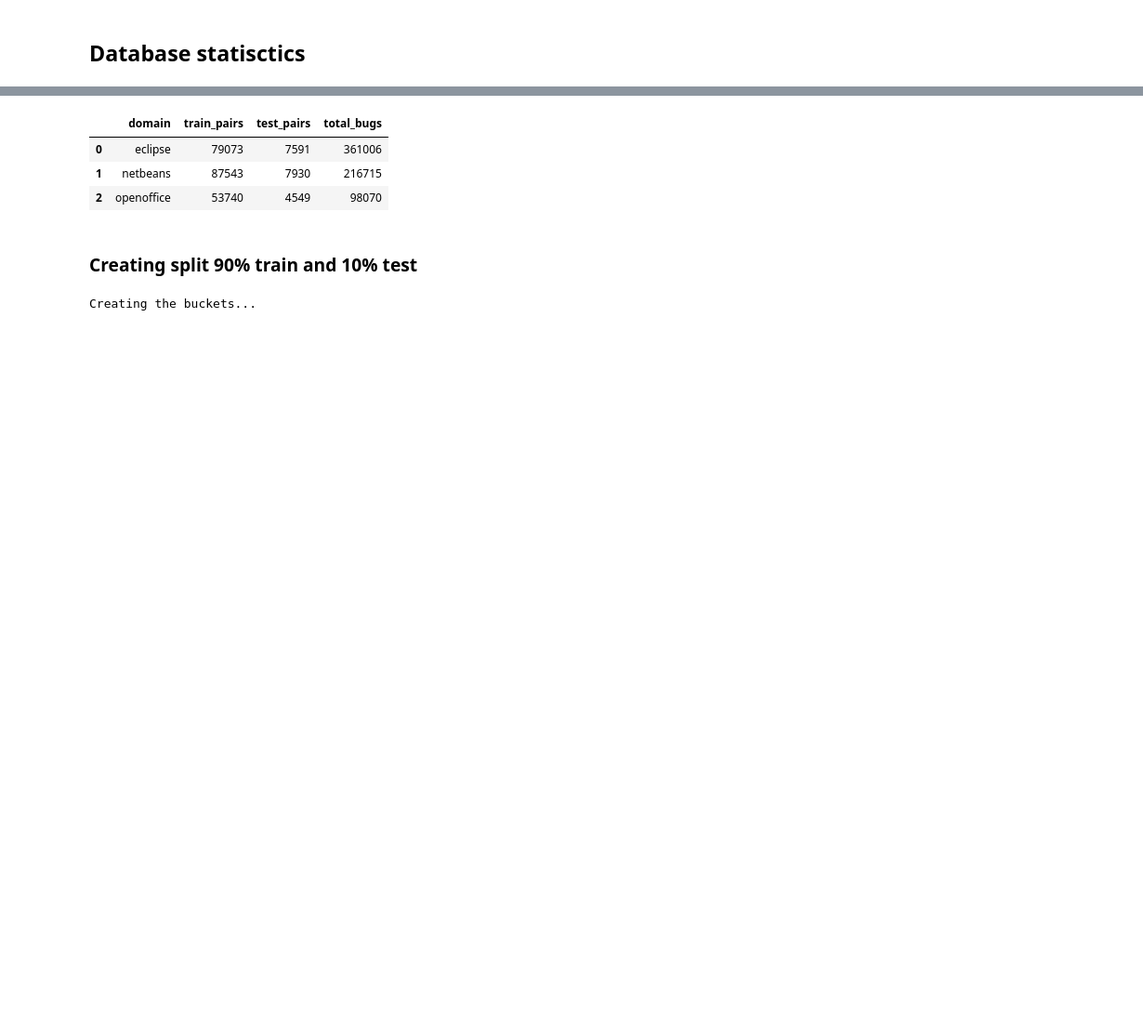
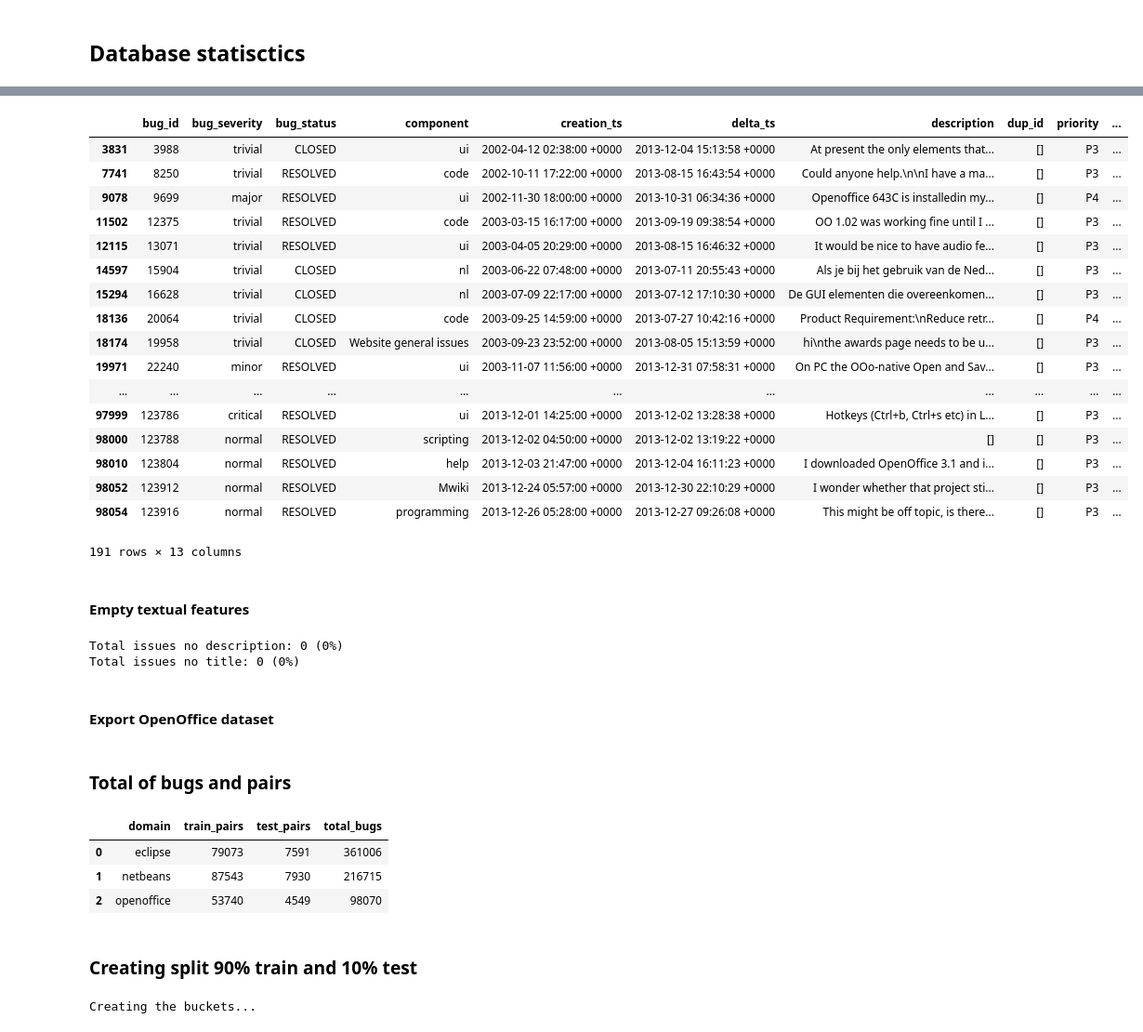
Before and after one commit to thiagomarquesrocha/siameseQAT, a Jupyter notebook: dataset_statistics.ipynb, the cells around one changed output, grey strips where cells are left out. Shown at 93% size. Cells and saved outputs as stored; diff of their text form; code cells hidden in the pictures; blank space fills up the shorter version.

```diff
--- a/dataset_statistics.ipynb
+++ b/dataset_statistics.ipynb
@@ -70,0 +183,3 @@ domains = ['eclipse', 'netbeans', 'openoffice']
+# %%
+DATASET_OPENOFFICE = os.path.join('data/normalized/{}'.format(domains[2]), '{}.csv'.format(domains[2]))
+df_o = pd.read_csv(DATASET_OPENOFFICE)
@@ -70,0 +211,34 @@ domains = ['eclipse', 'netbeans', 'openoffice']
+# %%
+df_o[df_o['resolution'].isin(['OBSOLETE'])]
+# %% [output]
+|  | bug_id | bug_severity | bug_status | component | creation_ts | delta_ts | description | dup_id | priority | ... |
+| 3831 | 3988 | trivial | CLOSED | ui | 2002-04-12 02:38:00 +0000 | 2013-12-04 15:13:58 +0000 | At present the only elements that... | [] | P3 | ... |
+| 7741 | 8250 | trivial | RESOLVED | code | 2002-10-11 17:22:00 +0000 | 2013-08-15 16:43:54 +0000 | Could anyone help.\n\nI have a ma... | [] | P3 | ... |
+| 9078 | 9699 | major | RESOLVED | ui | 2002-11-30 18:00:00 +0000 | 2013-10-31 06:34:36 +0000 | Openoffice 643C is installedin my... | [] | P4 | ... |
+| 11502 | 12375 | trivial | RESOLVED | code | 2003-03-15 16:17:00 +0000 | 2013-09-19 09:38:54 +0000 | OO 1.02 was working fine until I ... | [] | P3 | ... |
+| 12115 | 13071 | trivial | RESOLVED | ui | 2003-04-05 20:29:00 +0000 | 2013-08-15 16:46:32 +0000 | It would be nice to have audio fe... | [] | P3 | ... |
+| 14597 | 15904 | trivial | CLOSED | nl | 2003-06-22 07:48:00 +0000 | 2013-07-11 20:55:43 +0000 | Als je bij het gebruik van de Ned... | [] | P3 | ... |
+| 15294 | 16628 | trivial | CLOSED | nl | 2003-07-09 22:17:00 +0000 | 2013-07-12 17:10:30 +0000 | De GUI elementen die overeenkomen... | [] | P3 | ... |
+| 18136 | 20064 | trivial | CLOSED | code | 2003-09-25 14:59:00 +0000 | 2013-07-27 10:42:16 +0000 | Product Requirement:\nReduce retr... | [] | P4 | ... |
+| 18174 | 19958 | trivial | CLOSED | Website general issues | 2003-09-23 23:52:00 +0000 | 2013-08-05 15:13:59 +0000 | hi\nthe awards page needs to be u... | [] | P3 | ... |
+| 19971 | 22240 | minor | RESOLVED | ui | 2003-11-07 11:56:00 +0000 | 2013-12-31 07:58:31 +0000 | On PC the OOo-native Open and Sav... | [] | P3 | ... |
+| ... | ... | ... | ... | ... | ... | ... | ... | ... | ... | ... |
+| 97999 | 123786 | critical | RESOLVED | ui | 2013-12-01 14:25:00 +0000 | 2013-12-02 13:28:38 +0000 | Hotkeys (Ctrl+b, Ctrl+s etc) in L... | [] | P3 | ... |
+| 98000 | 123788 | normal | RESOLVED | scripting | 2013-12-02 04:50:00 +0000 | 2013-12-02 13:19:22 +0000 | [] | [] | P3 | ... |
+| 98010 | 123804 | normal | RESOLVED | help | 2013-12-03 21:47:00 +0000 | 2013-12-04 16:11:23 +0000 | I downloaded OpenOffice 3.1 and i... | [] | P3 | ... |
+| 98052 | 123912 | normal | RESOLVED | Mwiki | 2013-12-24 05:57:00 +0000 | 2013-12-30 22:10:29 +0000 | I wonder whether that project sti... | [] | P3 | ... |
+| 98054 | 123916 | normal | RESOLVED | programming | 2013-12-26 05:28:00 +0000 | 2013-12-27 09:26:08 +0000 | This might be off topic, is there... | [] | P3 | ... |
+191 rows × 13 columns
+# %% [markdown]
+#### Empty textual features
+# %%
+total_issues_no_description = df_o[ df_o['description'] == ' ' ].shape[0]
+total_issues_no_title = df_o[ df_o['short_desc'] == ' ' ].shape[0]
+
+print("Total issues no description: {} ({}%)".format(total_issues_no_description, round((total_issues_no_description / df_o.shape[0]) * 100.0), 2))
+print("Total issues no title: {} ({}%)".format(total_issues_no_title, round((total_issues_no_title / df_o.shape[0]) * 100.0), 2))
+# %% [output]
+Total issues no description: 0 (0%)
+Total issues no title: 0 (0%)
+# %% [markdown]
+#### Export OpenOffice dataset
@@ -71,3 +249,5 @@ domains = ['eclipse', 'netbeans', 'openoffice']
+# %% [markdown]
+### Total of bugs and pairs
 # %%
 df = pd.DataFrame(columns=['domain', 'train_pairs', 'test_pairs', 'total_bugs'])
 
```
Also changed, not shown: parts of 34 cells of this notebook, 19 other files.
